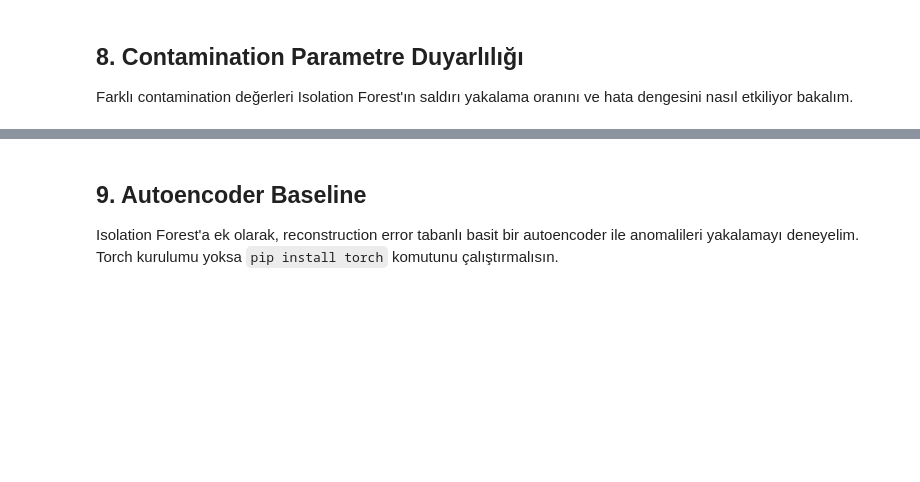
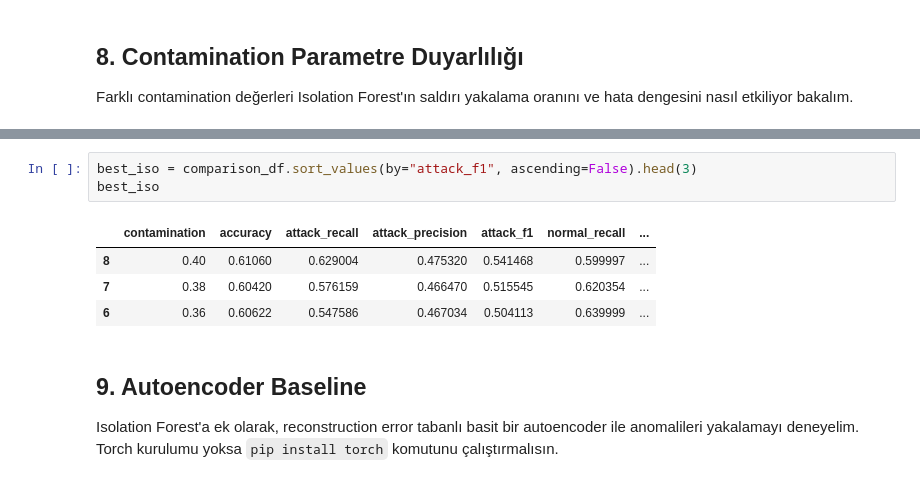
Before and after one commit to emirhantarlabasi/cs401-anomaly-detection, a Jupyter notebook: notebook/01_eda_overview.ipynb, the cells around one changed output, grey strips where cells are left out. Drawn from its saved outputs; the diff is of its cells as text; blank space fills up the shorter version.

```diff
--- a/notebook/01_eda_overview.ipynb
+++ b/notebook/01_eda_overview.ipynb
@@ -272,3 +278,11 @@ comparison_df
+# %%
+best_iso = comparison_df.sort_values(by="attack_f1", ascending=False).head(3)
+best_iso
+# %% [output]
+|  | contamination | accuracy | attack_recall | attack_precision | attack_f1 | normal_recall | ... |
+| 8 | 0.40 | 0.61060 | 0.629004 | 0.475320 | 0.541468 | 0.599997 | ... |
+| 7 | 0.38 | 0.60420 | 0.576159 | 0.466470 | 0.515545 | 0.620354 | ... |
+| 6 | 0.36 | 0.60622 | 0.547586 | 0.467034 | 0.504113 | 0.639999 | ... |
 # %% [markdown]
 ## 9. Autoencoder Baseline
 Isolation Forest'a ek olarak, reconstruction error tabanlı basit bir autoencoder ile anomalileri yakalamayı deneyelim. Torch kurulumu yoksa `pip install torch` komutunu çalıştırmalısın.
```
Also changed, not shown: parts of 8 cells of this notebook, 52 other files.
